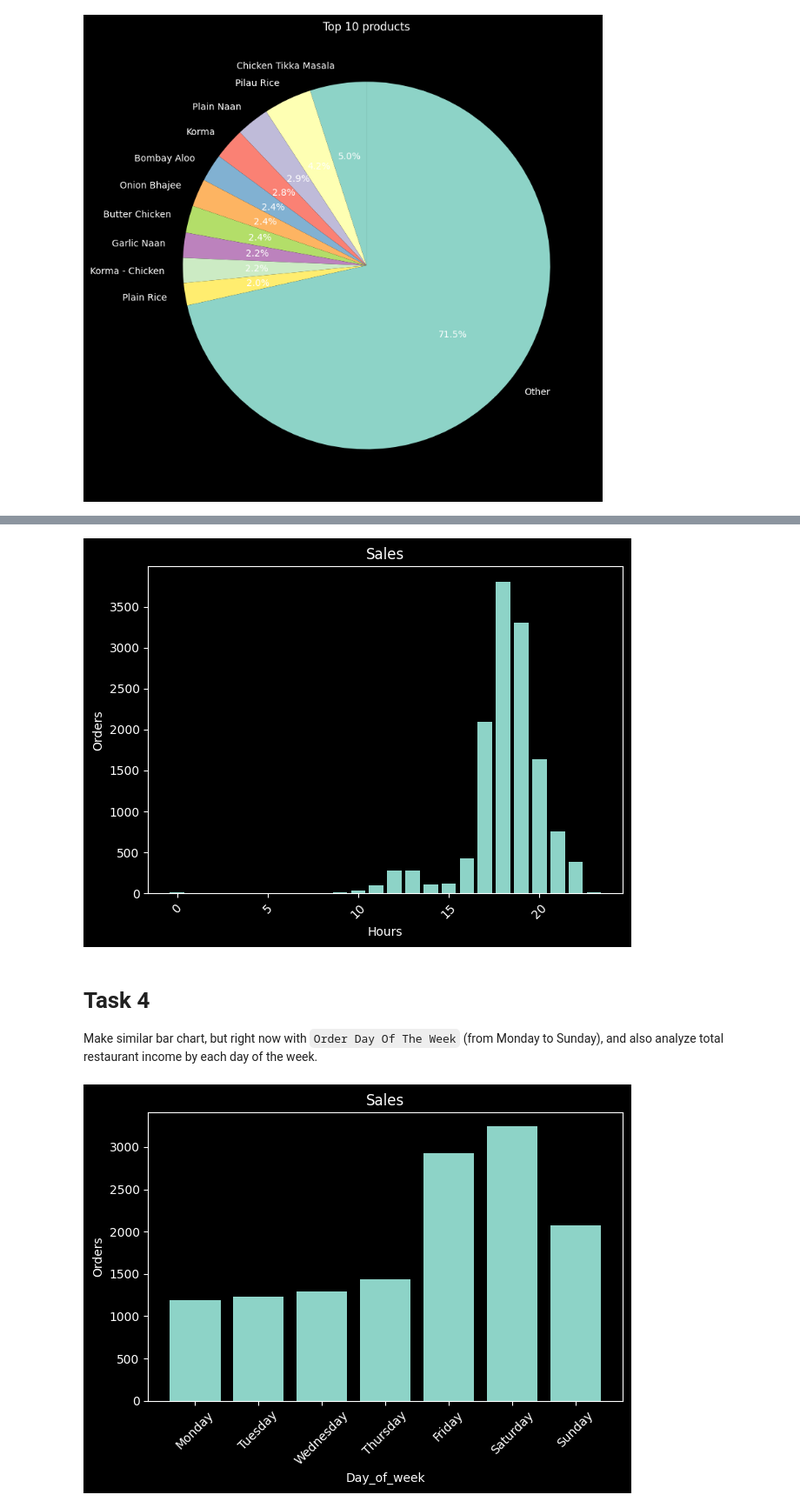
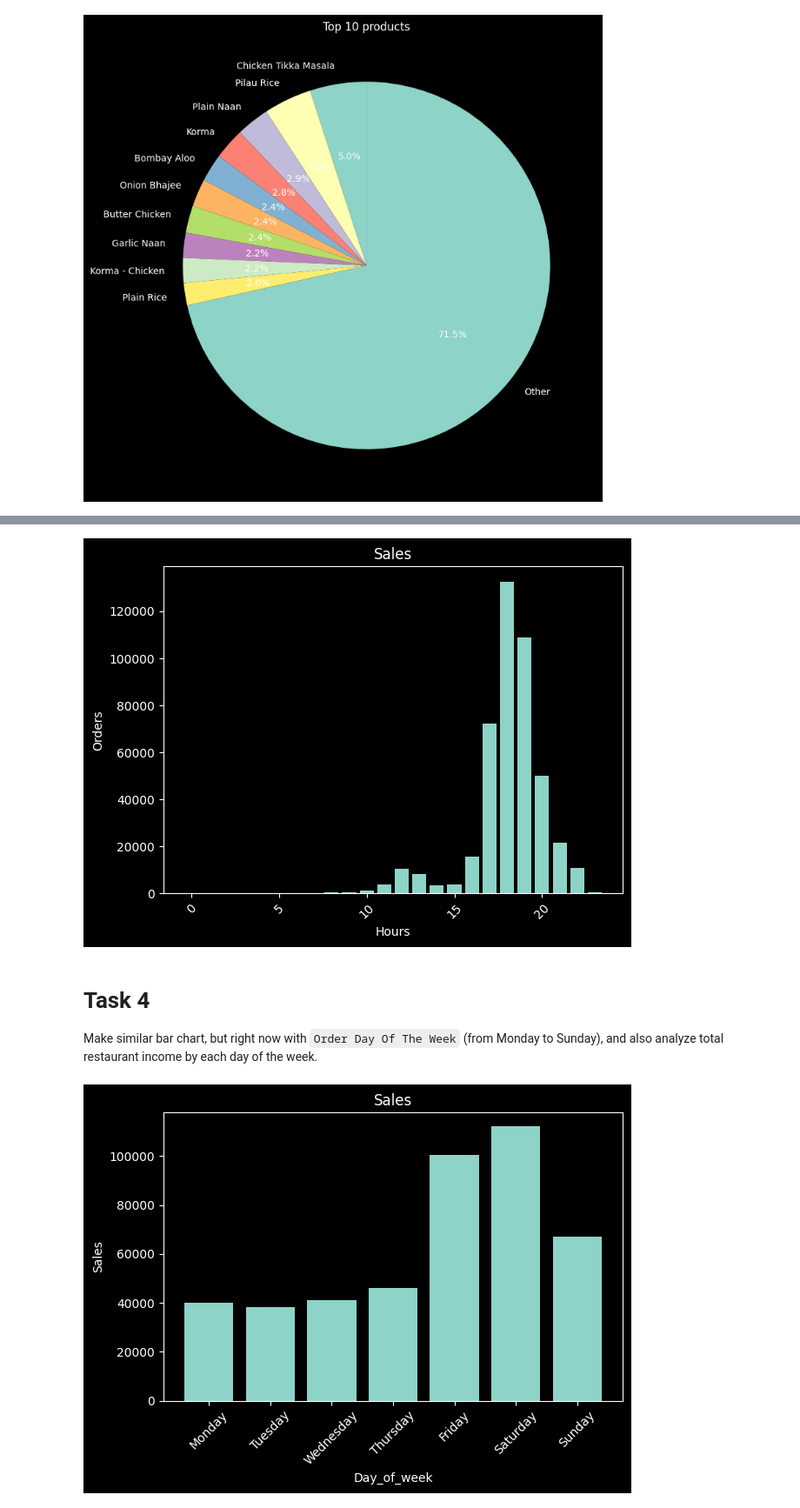
Before and after one commit to rkostiv253/py-restaurant-data-analysis, a Jupyter notebook: app/main.ipynb, the cells around one changed output, grey strips where cells are left out. Shown at 87% size. Drawn from its saved outputs; the diff is of its cells as text; code cells hidden in the pictures.

```diff
--- a/app/main.ipynb
+++ b/app/main.ipynb
@@ -26,8 +26,12 @@ JOIN restaurant_order ON restaurant_order.id = restaurant_orderitem.order_id
 JOIN restaurant_product ON restaurant_product.id = restaurant_orderitem.product_id
 ORDER BY restaurant_orderitem.order_id
 """
-df = pd.read_sql_query(query, conn)
-df
+data = pd.read_sql_query(query, conn)
+
+data.to_csv("product_sales.csv", index=False)
+
+df = pd.read_csv("product_sales.csv")
+df.head()
 # %% [output]
 |  | order_id | datetime | product_id | name | quantity | price | line_total |
 | 0 | 1 | 2019-08-03 20:25:00 | 6 | Plain Papadum | 2 | 0.80 | 1.60 |
@@ -91,11 +88,11 @@ Example:
 df["datetime"] = pd.to_datetime(df["datetime"])
 df["order_hour"] = df["datetime"].dt.hour
 unique_hours = (
-    df.groupby("order_hour")["order_id"]
-    .nunique()
-    .reset_index(name="orders")
+    df.groupby("order_hour")["line_total"]
+    .sum()
+    .reset_index(name="sales")
 )
-plt.bar(unique_hours["order_hour"], unique_hours["orders"])
+plt.bar(unique_hours["order_hour"], unique_hours["sales"])
 plt.title("Sales")
 plt.xlabel("Hours")
 plt.ylabel("Orders")
@@ -103,26 +100,26 @@ plt.xticks(rotation=45)
 plt.tight_layout()
 plt.show()
 # %% [output]
-[figure, old version]
+[figure, new version]
 # %% [markdown]
 # Task 4
 Make similar bar chart, but right now with `Order Day Of The Week` (from Monday to Sunday), and also analyze total restaurant income by each day of the week.
 # %%
 df["datetime"] = pd.to_datetime(df["datetime"])
 df["day_of_week"] = df["datetime"].dt.day_name()
 week_order = ["Monday", "Tuesday", "Wednesday", "Thursday", "Friday", "Saturday", "Sunday"]
 days_of_week = (
-    df.groupby("day_of_week")["order_id"]
-    .nunique()
+    df.groupby("day_of_week")["line_total"]
+    .sum()
     .reindex(week_order)
-    .reset_index(name="orders")
+    .reset_index(name="sales")
 )
-plt.bar(days_of_week["day_of_week"], days_of_week["orders"])
+plt.bar(days_of_week["day_of_week"], days_of_week["sales"])
 plt.title("Sales")
 plt.xlabel("Day_of_week")
-plt.ylabel("Orders")
+plt.ylabel("Sales")
 plt.xticks(rotation=45)
 plt.tight_layout()
 plt.show()
 # %% [output]
-[figure, old version]
+[figure, new version]
```
Also changed, not shown: parts of 1 cell of this notebook.
